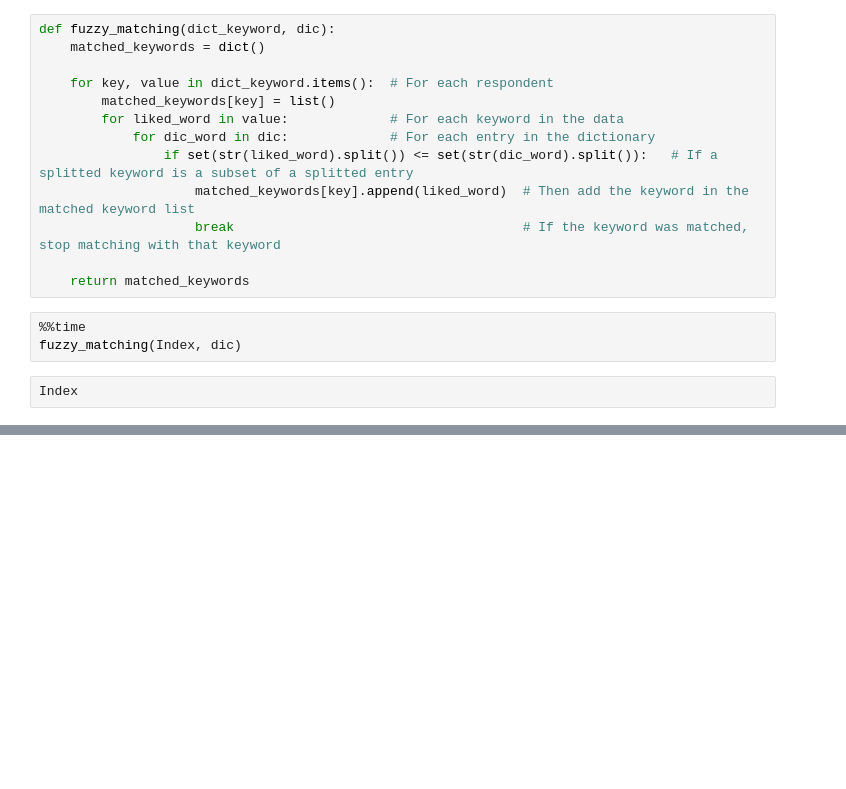
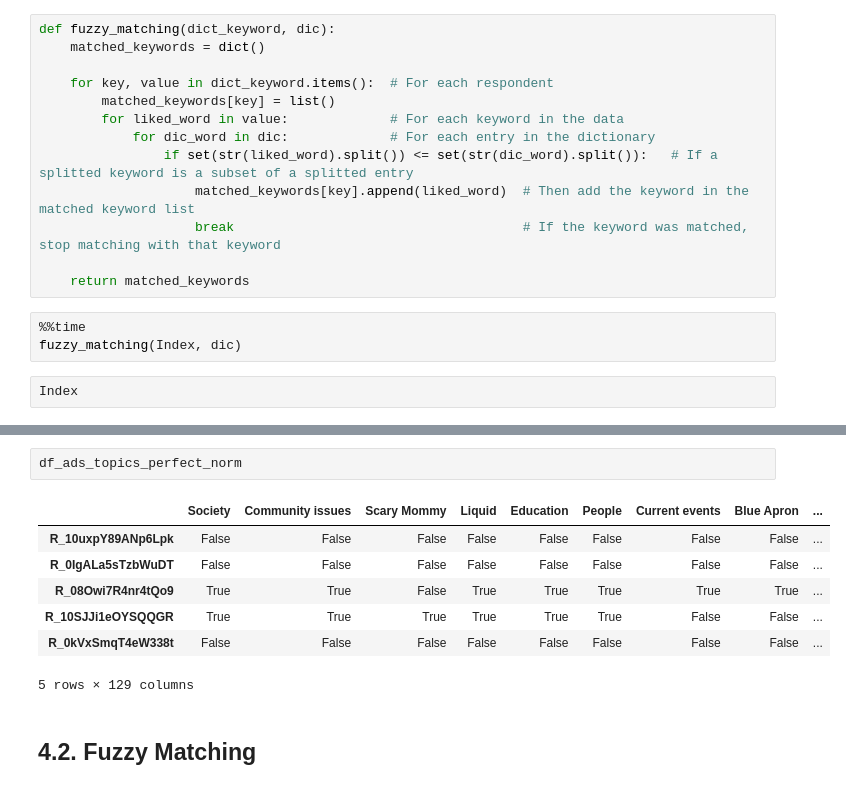
Before and after one commit to pakchank/civic_customization, a Jupyter notebook: Matching.ipynb, the cells around one changed output, grey strips where cells are left out. Cells and saved outputs as stored; diff of their text form; blank space fills up the shorter version.

```diff
--- a/Matching.ipynb
+++ b/Matching.ipynb
@@ -153,0 +214,12 @@ Index
+# %%
+df_ads_topics_perfect_norm
+# %% [output]
+|  | Society | Community issues | Scary Mommy | Liquid | Education | People | Current events | Blue Apron | ... |
+| R_10uxpY89ANp6Lpk | False | False | False | False | False | False | False | False | ... |
+| R_0IgALa5sTzbWuDT | False | False | False | False | False | False | False | False | ... |
+| R_08Owi7R4nr4tQo9 | True | True | False | True | True | True | True | True | ... |
+| R_10SJJi1eOYSQQGR | True | True | True | True | True | True | False | False | ... |
+| R_0kVxSmqT4eW338t | False | False | False | False | False | False | False | False | ... |
+5 rows × 129 columns
+# %% [markdown]
+## 4.2. Fuzzy Matching
```
Also changed, not shown: parts of 30 cells of this notebook.
